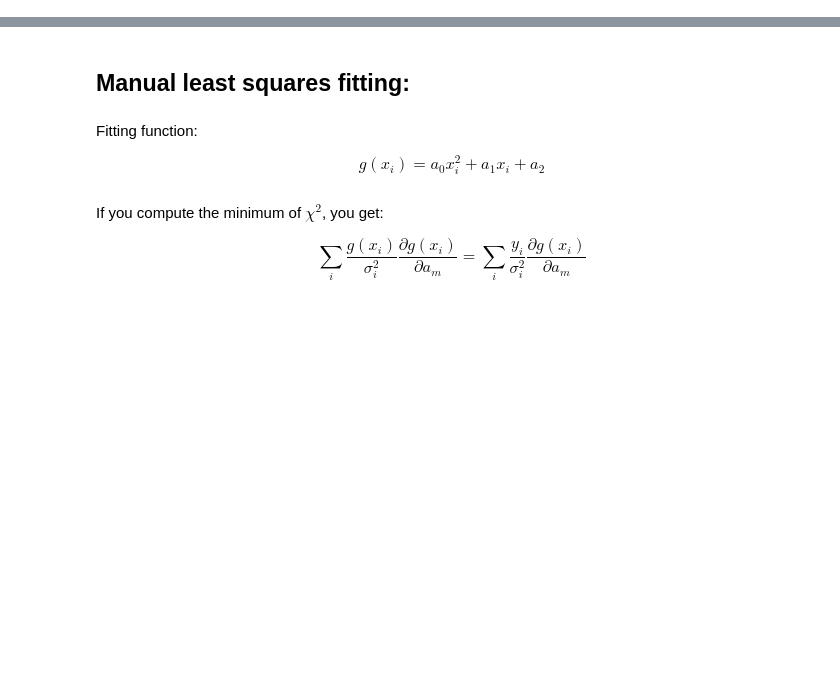
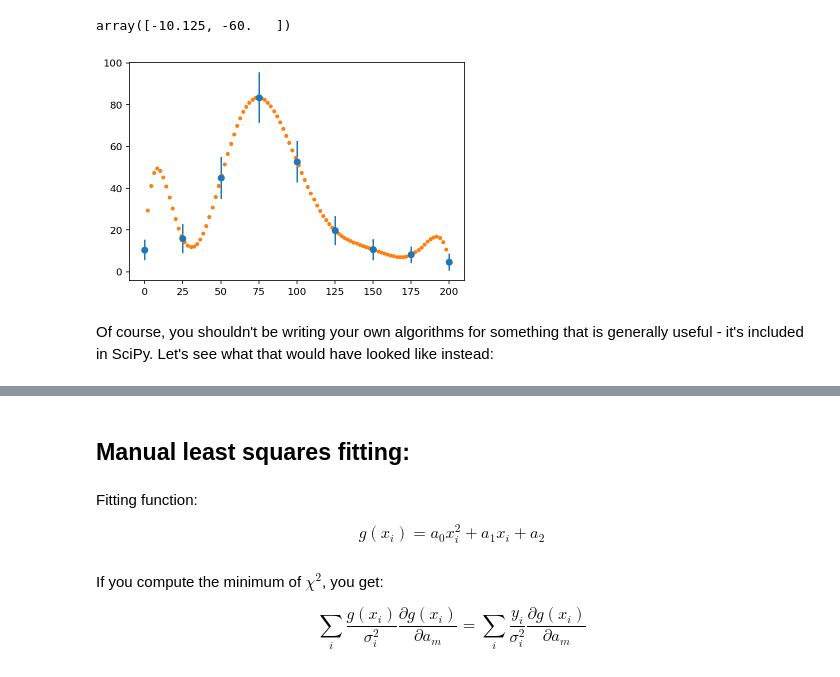
Before and after one commit to henryiii/compclass, a Jupyter notebook: classes/week6/3_fitting.ipynb, the cells around one changed output, grey strips where cells are left out. Saved outputs shown, nothing was run; the diff lists cells and outputs as text; code cells hidden in the pictures; blank space fills up the shorter version.

```diff
--- a/classes/week6/3_fitting.ipynb
+++ b/classes/week6/3_fitting.ipynb
@@ -26,6 +63,6 @@ plt.show()
 # %%
 def interp_langrange(x_data, y_data, x):
-    'A custom lagrange fit function.'
+    'A custom Lagrange interpolate function.'
 
     # The shape will be N x N x n, where N is the number of points
     # in x and y, and n is the number of points in the result.
@@ -49,11 +86,17 @@ x_d2 = np.array([0,1,2,4])
 y_d2 = np.array([-12, -12, -24, -60])
 
 interp_langrange(x_d2, y_d2, [.5, 4]) # should be -10.125 and -60
+# %% [output]
+array([-10.125, -60.   ])
 # %%
 fig, ax = plt.subplots()
-ax.plot(x, interp_langrange(x_data, y_data, x))
-ax.plot(x_data, y_data, 'o')
+ax.errorbar(x_data, y_data, e_data, fmt='o')
+ax.plot(x, interp_langrange(x_data, y_data, x), '.')
 plt.show()
+# %% [output]
+[figure, added]
+# %% [markdown]
+Of course, you shouldn't be writing your own algorithms for something that is generally useful - it's included in SciPy. Let's see what that would have looked like instead:
 # %%
 from scipy import interpolate
 # %%
```
Also changed, not shown: parts of 46 cells of this notebook, 1 other file.
